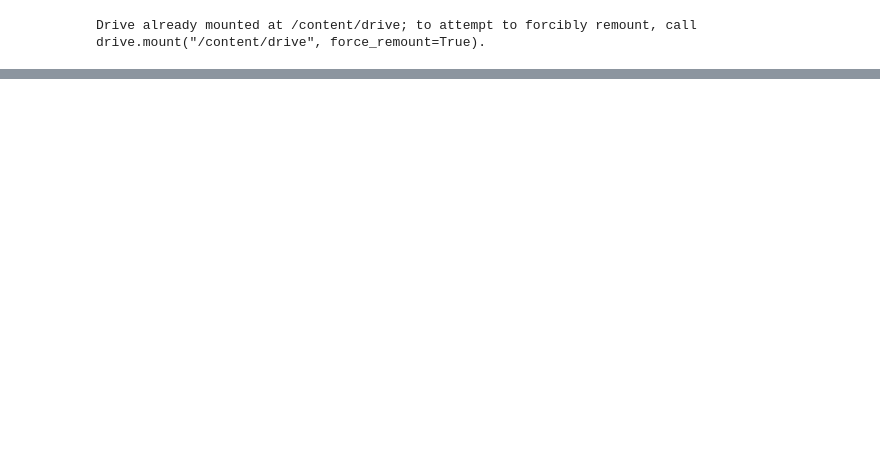
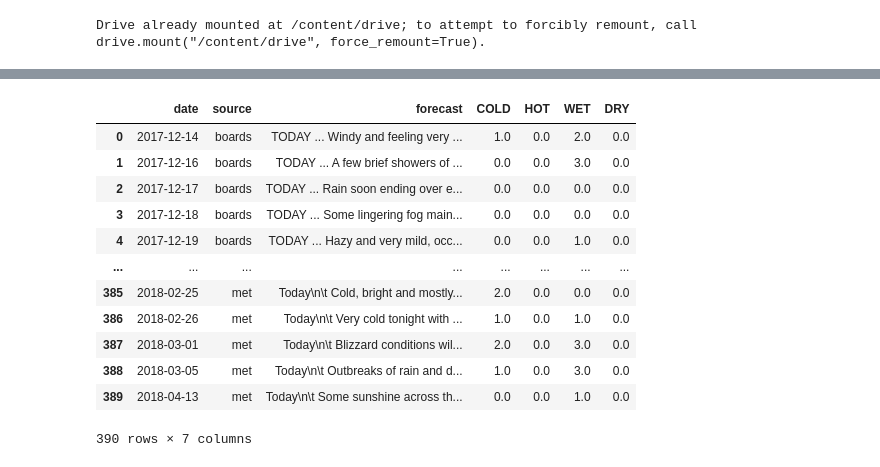
Before and after one commit to johnstcn/cs7is4group4, a Jupyter notebook: colab-notebook/TA_G4.ipynb, the cells around one changed output, grey strips where cells are left out. Drawn from its saved outputs; the diff is of its cells as text; code cells hidden in the pictures; blank space fills up the shorter version.

```diff
--- a/colab-notebook/TA_G4.ipynb
+++ b/colab-notebook/TA_G4.ipynb
@@ -288,0 +304,17 @@ df
+# %%
+df_jan = clean_and_analyze_tweets('/content/drive/My Drive/Text-Analytics-Data/twitter_201801_country_ie_userlocation_ireland.csv')
+df_feb = clean_and_analyze_tweets('/content/drive/My Drive/Text-Analytics-Data/twitter_201802_country_ie_userlocation_ireland.csv')
+df_mar = clean_and_analyze_tweets('/content/drive/My Drive/Text-Analytics-Data/twitter_201803_country_ie_userlocation_ireland.csv')
+df_apr = clean_and_analyze_tweets('/content/drive/My Drive/Text-Analytics-Data/twitter_201804_country_ie_userlocation_ireland.csv')
+df_may = clean_and_analyze_tweets('/content/drive/My Drive/Text-Analytics-Data/twitter_201805_country_ie_userlocation_ireland.csv')
+df_jun = clean_and_analyze_tweets('/content/drive/My Drive/Text-Analytics-Data/twitter_201806_country_ie_userlocation_ireland.csv')
+df_jul = clean_and_analyze_tweets('/content/drive/My Drive/Text-Analytics-Data/twitter_201807_country_ie_userlocation_ireland.csv')
+df_aug = clean_and_analyze_tweets('/content/drive/My Drive/Text-Analytics-Data/twitter_201808_country_ie_userlocation_ireland.csv')
+df_sept = clean_and_analyze_tweets('/content/drive/My Drive/Text-Analytics-Data/twitter_201809_country_ie_userlocation_ireland.csv')
+df_oct = clean_and_analyze_tweets('/content/drive/My Drive/Text-Analytics-Data/twitter_201810_country_ie_userlocation_ireland.csv')
+df_nov = clean_and_analyze_tweets('/content/drive/My Drive/Text-Analytics-Data/twitter_201811_country_ie_userlocation_ireland.csv')
+df_dec = clean_and_analyze_tweets('/content/drive/My Drive/Text-Analytics-Data/twitter_201812_country_ie_userlocation_ireland.csv')
+# %%
+combined_data = df_jan.append(df_feb).append(df_mar).append(df_apr).append(df_may).append(df_jun).append(df_jul).append(df_aug).append(df_sept).append(df_oct).append(df_nov).append(df_dec)
+# %%
+combined_data['week'] = pd.to_datetime(combined_data['tweet_created_at_ts']).dt.dayofweek
@@ -406,0 +514,18 @@ forecasts.sample(10)
+# %%
+weather_data = pd.read_csv('/content/drive/My Drive/Text-Analytics-Data/forecasts_with_features.csv')
+df = combined_data
+weather_data
+# %% [output]
+|  | date | source | forecast | COLD | HOT | WET | DRY |
+| 0 | 2017-12-14 | boards | TODAY ... Windy and feeling very ... | 1.0 | 0.0 | 2.0 | 0.0 |
+| 1 | 2017-12-16 | boards | TODAY ... A few brief showers of ... | 0.0 | 0.0 | 3.0 | 0.0 |
+| 2 | 2017-12-17 | boards | TODAY ... Rain soon ending over e... | 0.0 | 0.0 | 0.0 | 0.0 |
+| 3 | 2017-12-18 | boards | TODAY ... Some lingering fog main... | 0.0 | 0.0 | 0.0 | 0.0 |
+| 4 | 2017-12-19 | boards | TODAY ... Hazy and very mild, occ... | 0.0 | 0.0 | 1.0 | 0.0 |
+| ... | ... | ... | ... | ... | ... | ... | ... |
+| 385 | 2018-02-25 | met | Today\n\t Cold, bright and mostly... | 2.0 | 0.0 | 0.0 | 0.0 |
+| 386 | 2018-02-26 | met | Today\n\t Very cold tonight with ... | 1.0 | 0.0 | 1.0 | 0.0 |
+| 387 | 2018-03-01 | met | Today\n\t Blizzard conditions wil... | 2.0 | 0.0 | 3.0 | 0.0 |
+| 388 | 2018-03-05 | met | Today\n\t Outbreaks of rain and d... | 1.0 | 0.0 | 3.0 | 0.0 |
+| 389 | 2018-04-13 | met | Today\n\t Some sunshine across th... | 0.0 | 0.0 | 1.0 | 0.0 |
+390 rows × 7 columns
```
Also changed, not shown: parts of 29 cells of this notebook, 1 other file.
